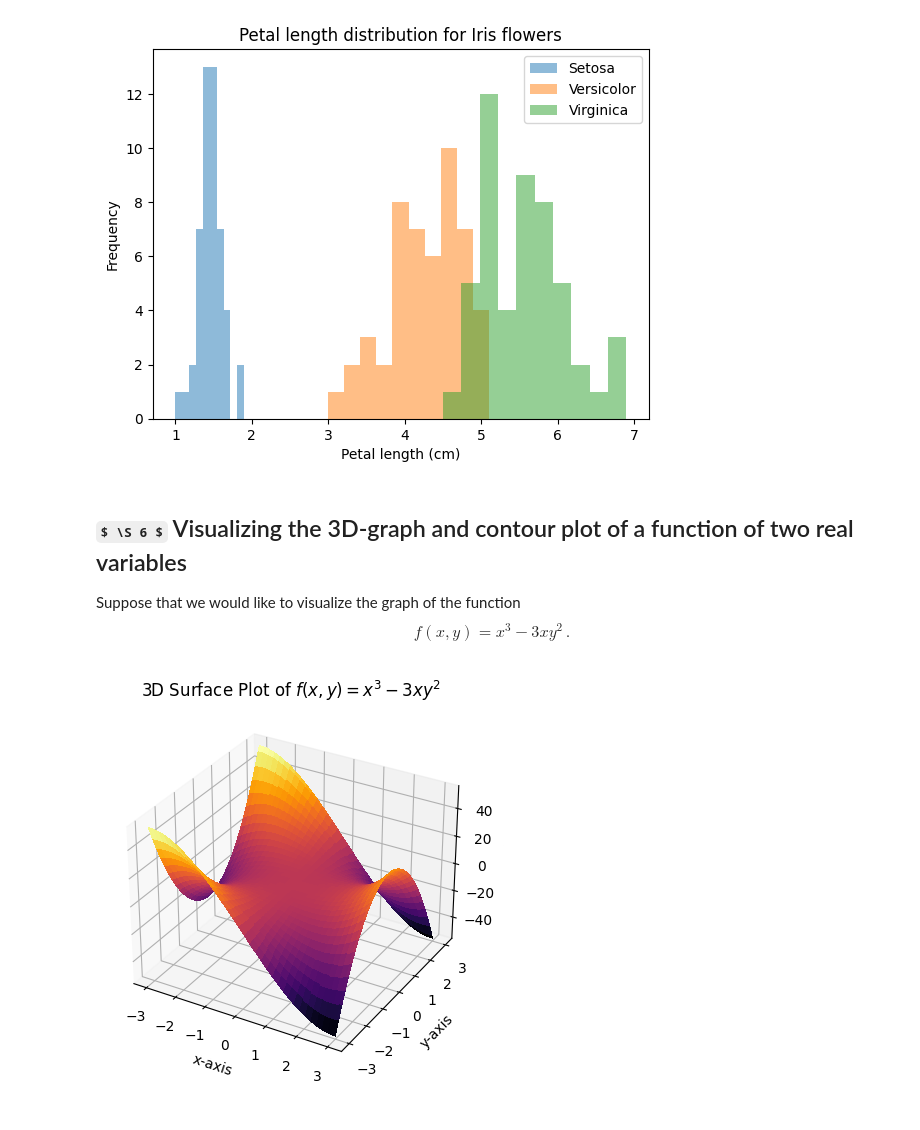
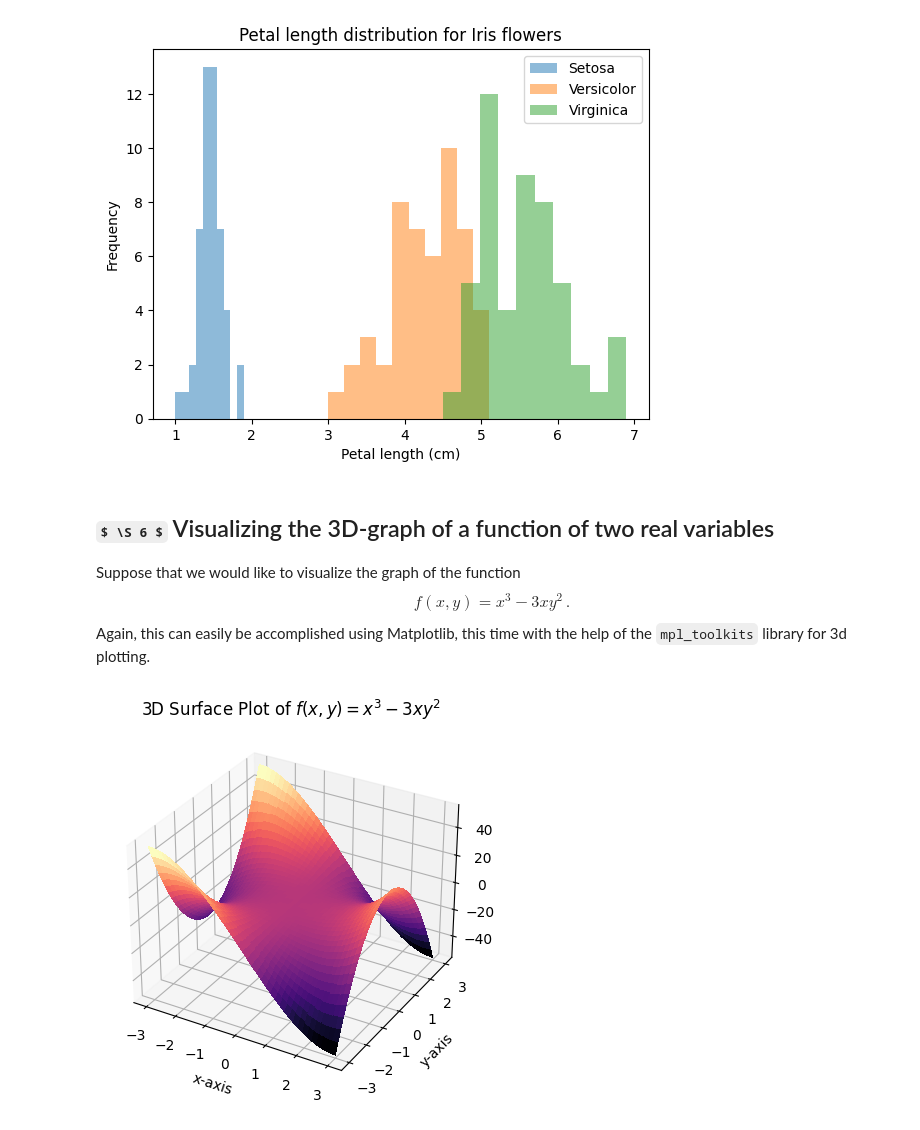
Before and after one commit to pzuehlke/Python-Tutorial, a Jupyter notebook: 7-introduction_to_matplotlib.ipynb, the cells around one changed output. Saved outputs shown, nothing was run; the diff lists cells and outputs as text; code cells hidden in the pictures; some formulas as TeX source.

```diff
--- a/7-introduction_to_matplotlib.ipynb
+++ b/7-introduction_to_matplotlib.ipynb
@@ -346,37 +359,44 @@ plt.show()    # Display the plot.
 # %% [output]
 [figure]
 # %% [markdown]
-## $ \S 6 $ Visualizing the 3D-graph and contour plot of a function of two real variables
+## $ \S 6 $ Visualizing the 3D-graph of a function of two real variables
+
 Suppose that we would like to visualize the graph of the function
 $$
 f(x, y) = x^3 - 3xy^2\,.
 $$
+Again, this can easily be accomplished using Matplotlib, this time with the help
+of the `mpl_toolkits` library for 3d plotting.
 # %%
 import numpy as np
 import matplotlib.pyplot as plt
 from mpl_toolkits.mplot3d import Axes3D
 
 
-def f(x, y):
-    return x**3 - 3 * x * y**2
+f = lambda x, y: x**3 - 3 * x * y**2     # Define the function.
+# Generate the x and y values in the range of -3 to 3 with 101 points
+xs = np.linspace(-3, 3, 201)
+ys = np.linspace(-3, 3, 201)
+# Create a meshgrid using the generated x and y values.
+X, Y = np.meshgrid(xs, ys)
+# X is a matrix having len(ys) lines, each of whose lines equals xs. Similarly,
+# Y is a matrix having len(xs) columns, each of which consists of a copy of ys.
 
+# Calculate the z values for each x, y pair using the function f:
+Z = f(X, Y)
 
-x = np.linspace(-3, 3, 101)
-y = np.linspace(-3, 3, 101)
-x, y = np.meshgrid(x, y)
-
-z = f(x, y)
-
-fig = plt.figure()
+fig = plt.figure()    # Create a figure.
+# Add a 3D subplot to the figure:
 ax = fig.add_subplot(111, projection="3d")
-ax.plot_surface(x, y, z, cmap="inferno", linewidth=0, antialiased=False)
-
-ax.set_xlabel("x-axis")       # Labeling the x-axis.
-ax.set_ylabel("y-axis")       # Labeling the x-axis.
-ax.set_zlabel("z-axis")       # Labeling the x-axis.
-# Setting the title:
+# Plot a 3D surface using the x, y, and z values, and set the colormap to "magma":
+ax.plot_surface(X, Y, Z, cmap="magma", linewidth=0, antialiased=False)
+# Set labels for the x-axis, y-axis, and z-axis:
+ax.set_xlabel("x-axis")
+ax.set_ylabel("y-axis")
+ax.set_zlabel("z-axis")
+# Set the title for the plot:
 ax.set_title("3D Surface Plot of $ f(x, y) = x^3 - 3xy^2 $")
 
-plt.show()    # Display the plot.
+plt.show()     # Display the plot.
 # %% [output]
-[figure, old version]
+[figure, new version]
```
Also changed, not shown: parts of 15 cells of this notebook.
